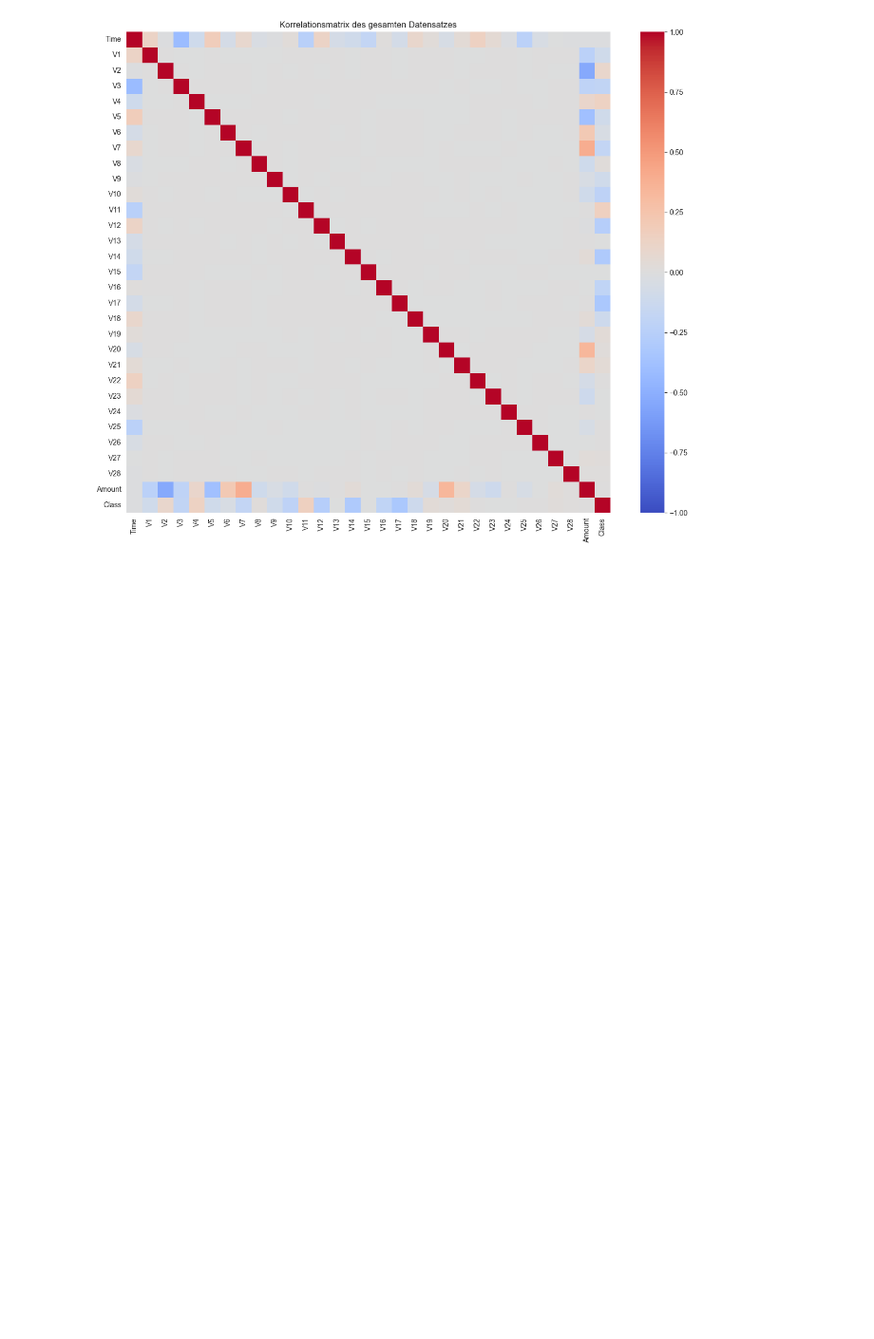
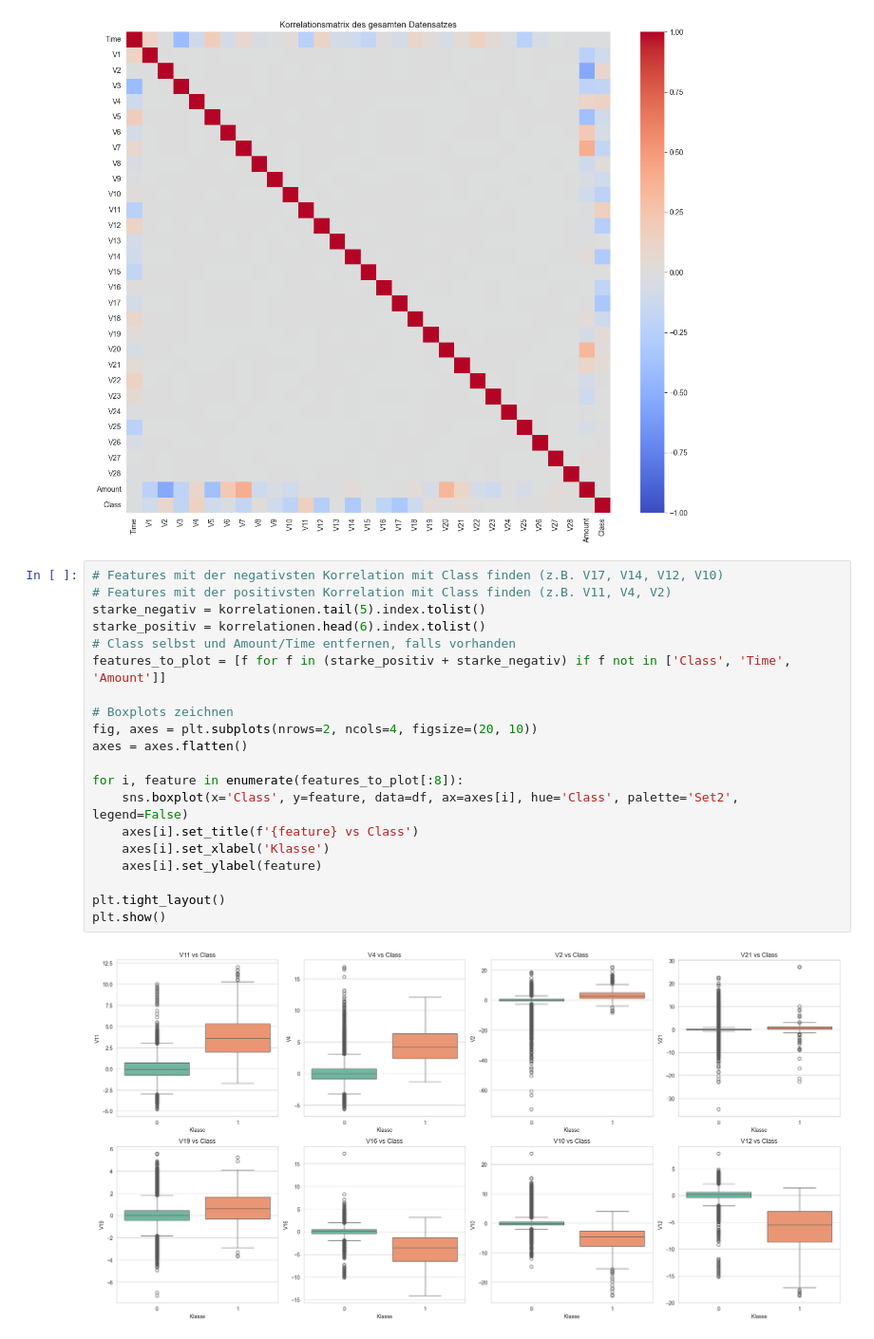
Before and after one commit to sidarkh/RiskAI, a Jupyter notebook: notebooks/01_eda.ipynb, the cells around one changed output. Shown at 95% size. Saved outputs shown, nothing was run; the diff lists cells and outputs as text; blank space fills up the shorter version.

Commit message:
EDA: Zeitverteilung, Korrelationen und Ausreißer analysiert

```diff
--- a/notebooks/01_eda.ipynb
+++ b/notebooks/01_eda.ipynb
@@ -220,3 +220,25 @@ V14      -0.302544
 V17      -0.326481
 Name: Class, dtype: float64
 [figure]
+# %%
+# Features mit der negativsten Korrelation mit Class finden (z.B. V17, V14, V12, V10)
+# Features mit der positivsten Korrelation mit Class finden (z.B. V11, V4, V2)
+starke_negativ = korrelationen.tail(5).index.tolist()
+starke_positiv = korrelationen.head(6).index.tolist()
+# Class selbst und Amount/Time entfernen, falls vorhanden
+features_to_plot = [f for f in (starke_positiv + starke_negativ) if f not in ['Class', 'Time', 'Amount']]
+
+# Boxplots zeichnen
+fig, axes = plt.subplots(nrows=2, ncols=4, figsize=(20, 10))
+axes = axes.flatten()
+
+for i, feature in enumerate(features_to_plot[:8]):
+    sns.boxplot(x='Class', y=feature, data=df, ax=axes[i], hue='Class', palette='Set2', legend=False)
+    axes[i].set_title(f'{feature} vs Class')
+    axes[i].set_xlabel('Klasse')
+    axes[i].set_ylabel(feature)
+
+plt.tight_layout()
+plt.show()
+# %% [output]
+[figure, added]
```
